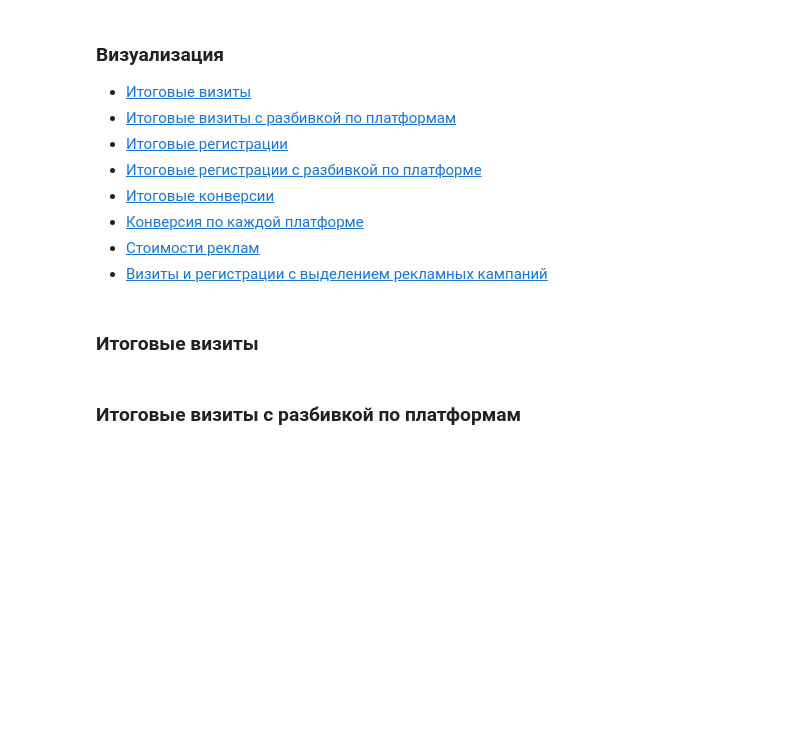
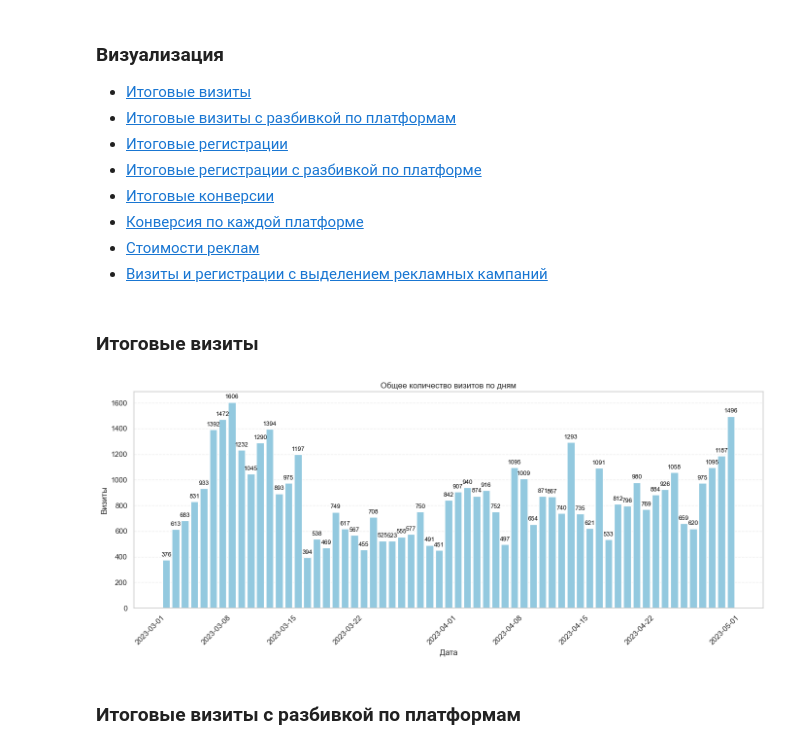
Before and after one commit to Konstantin-Ignatenko-Y/data-analytics-project-100, a Jupyter notebook: charts_project.ipynb, the cells around one changed output. Cells and saved outputs as stored; diff of their text form; code cells hidden in the pictures; blank space fills up the shorter version.

```diff
--- a/charts_project.ipynb
+++ b/charts_project.ipynb
@@ -166,46 +214,42 @@ df_final.to_json("./ads.json", orient="columns", force_ascii=False)
 # %%
 df = df_final.copy()
 
 # Группируем по дате и суммируем визиты
 visits_by_date_df = (
     df
     .groupby("date_group", as_index=False)["visits"]
     .sum()
 )
 
-# Строим график
 plt.figure(figsize=(14, 6))
 
-x_labels = visits_by_date_df["date_group"].dt.strftime("%Y-%m-%d")
-x_pos = range(len(x_labels))
-
-# Добавляем подписи над столбцами
 bars = plt.bar(
-    x_pos,      # ось X: даты из колонки
-    visits_by_date_df["visits"],          # высота: визиты из колонки
-    color="#93c9df"
+    visits_by_date_df["date_group"],   # <-- даты как координаты X
+    visits_by_date_df["visits"],
+    color="#93c9df",
+    width=0.8                           # ширина бара в днях
 )
 
 plt.bar_label(bars, padding=3, fontsize=9, color="black", fmt="%d")
 
 ax = plt.gca()
 ax.grid(axis="y", linestyle="--", alpha=0.3)
 ax.grid(axis="x", visible=False)
 
-# Настройка оси X (даты)
-ax.xaxis.set_major_locator(mdates.DayLocator(interval=1))
-ax.xaxis.set_major_formatter(mdates.DateFormatter("%Y-%m-%d"))
+# Теперь matplotlib сам красиво расставит даты — никаких 1970-х
 plt.xticks(rotation=45, ha="right")
 
-plt.title("Total Visits")
-plt.xlabel("Date")
-plt.ylabel("Visits")
+plt.title("Общее количество визитов по дням")
+plt.xlabel("Дата")
+plt.ylabel("Визиты")
 plt.tight_layout()
 
 output_dir = Path("charts")
 output_dir.mkdir(parents=True, exist_ok=True)
 plt.savefig(output_dir / "total_visits.png", dpi=300)
 plt.show()
+# %% [output]
+[figure, added]
 # %% [markdown]
 ### Итоговые визиты с разбивкой по платформам
 # %%
```
Also changed, not shown: parts of 10 cells of this notebook, 2 other files.
